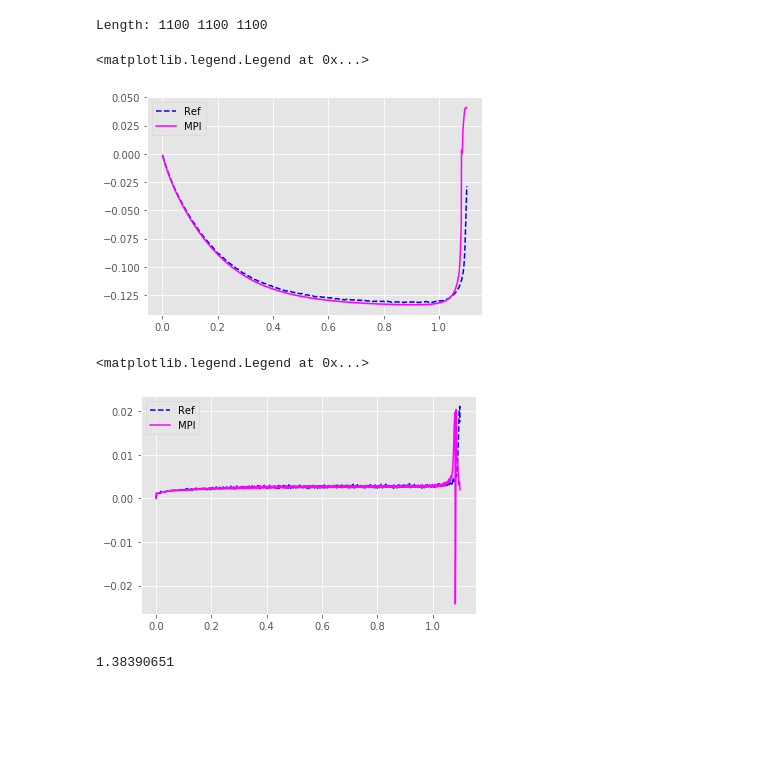
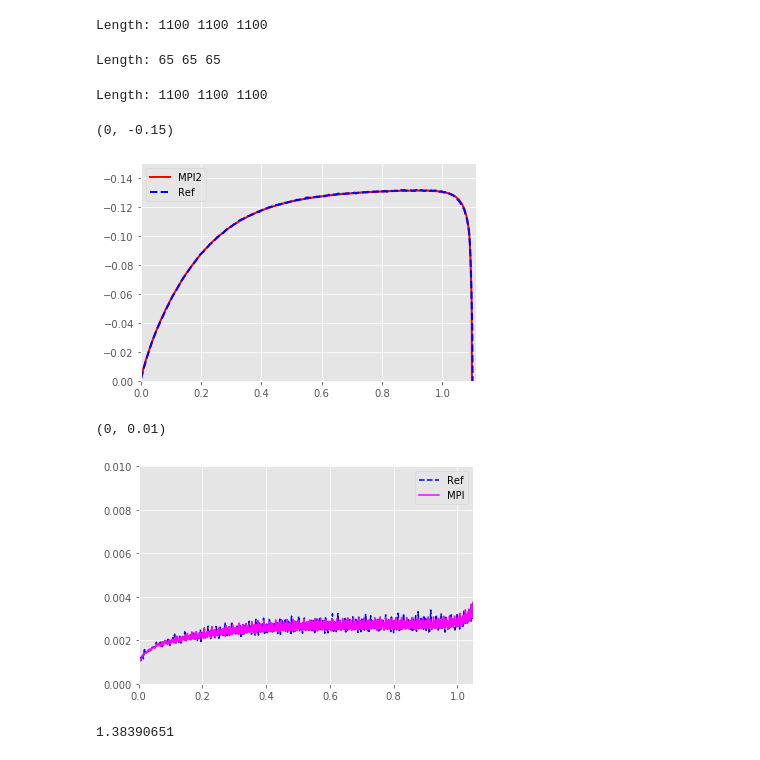
Before and after one commit to rmuenste/FeatFloWer, a Jupyter notebook: applications/q2p1_bench_sedimentation/tools/ref_values.ipynb, the cells around one changed output. Cells and saved outputs as stored; diff of their text form; code cells hidden in the pictures; blank space fills up the shorter version.

```diff
--- a/applications/q2p1_bench_sedimentation/tools/ref_values.ipynb
+++ b/applications/q2p1_bench_sedimentation/tools/ref_values.ipynb
@@ -77,6 +77,20 @@ syncf1Data = (np.array([timen, forcen, veln, posn])).transpose()
 np.savetxt("sync_force1.txt", syncf1Data)
 # %% [output]
 Length: 1100 1100 1100
+# %%
+#time3, vel3, pos3, force3 = parseFormat2("approach2.txt")
+syncf2Data = (np.array([time3, force3, vel3, pos3])).transpose()
+
+np.savetxt("sync_force2.txt", syncf2Data)
+# %% [output]
+Length: 65 65 65
+# %%
+time4, vel4, pos4, force4 = parseFormat2("damping10.txt")
+syncf3Data = (np.array([time4, force4, vel4, pos4])).transpose()
+
+np.savetxt("sync_force9.txt", syncf3Data)
+# %% [output]
+Length: 1100 1100 1100
 # %%
 def loadReferenceValues():
     """
@@ -93,19 +107,24 @@ def loadReferenceValues():
 #plt.plot(time, vel)
 #plt.plot(timen, veln)
 time2, force2, vel2, pos2 = loadReferenceValues()
-plt.plot(time2, vel2, linestyle='dashed', color="blue", label="Ref")
-plt.plot(timen, veln, color="magenta", label="MPI")
+#plt.plot(timen, veln, color="magenta", label="MPI")
+plt.plot(time4, vel4, color="red", label="MPI2", linewidth=2)
+plt.plot(time2, vel2, linestyle='dashed', color="blue", label="Ref", linewidth=2)
 plt.legend()
+plt.xlim([0, 1.11])
+plt.ylim([0, -0.15])
 # %% [output]
-<matplotlib.legend.Legend at 0x...>
+(0, -0.15)
-[figure, old version]
+[figure, new version]
 # %%
 plt.plot(time2, force2, linestyle='dashed', color="blue", label="Ref")
 plt.plot(timen, forcen, color="magenta", label="MPI")
 plt.legend()
+plt.xlim([0, 1.05])
+plt.ylim([0, 0.01])
 # %% [output]
-<matplotlib.legend.Legend at 0x...>
+(0, 0.01)
-[figure, old version]
+[figure, new version]
 # %%
 0.141071 * 9.81
 # %% [output]
```
Also changed, not shown: parts of 4 cells of this notebook, 1 other file.
